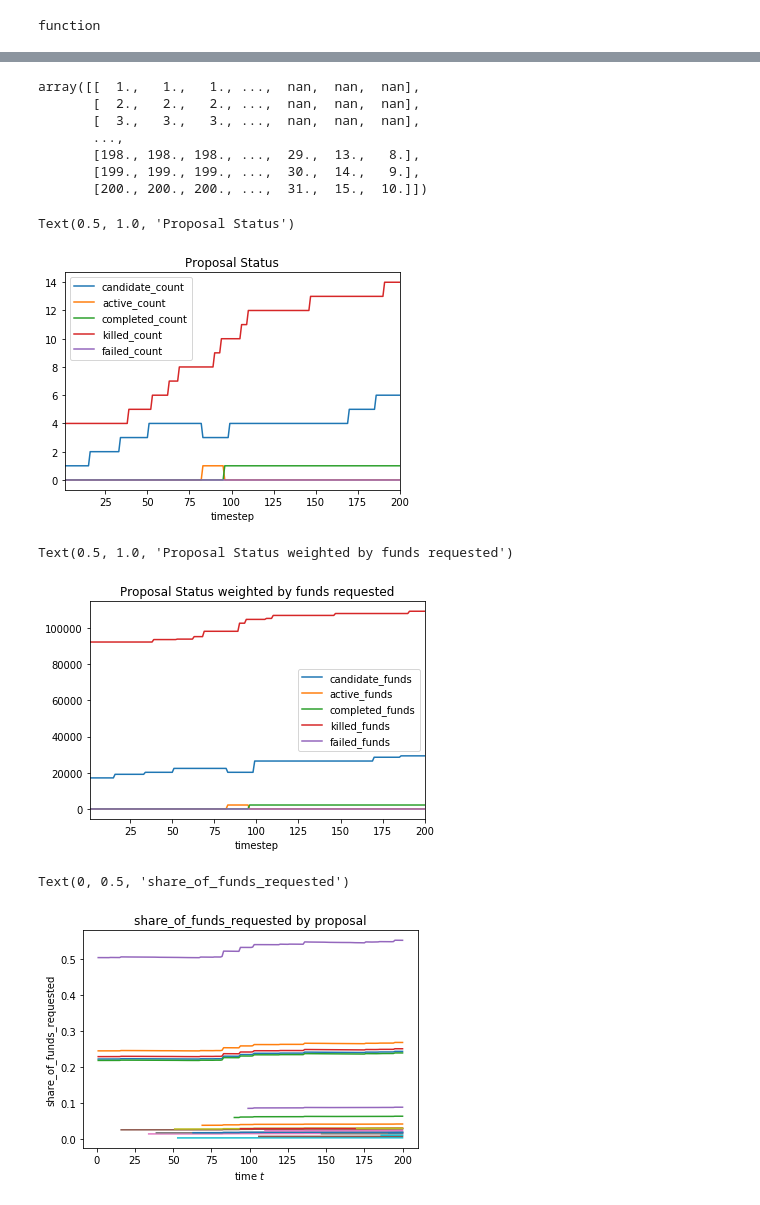
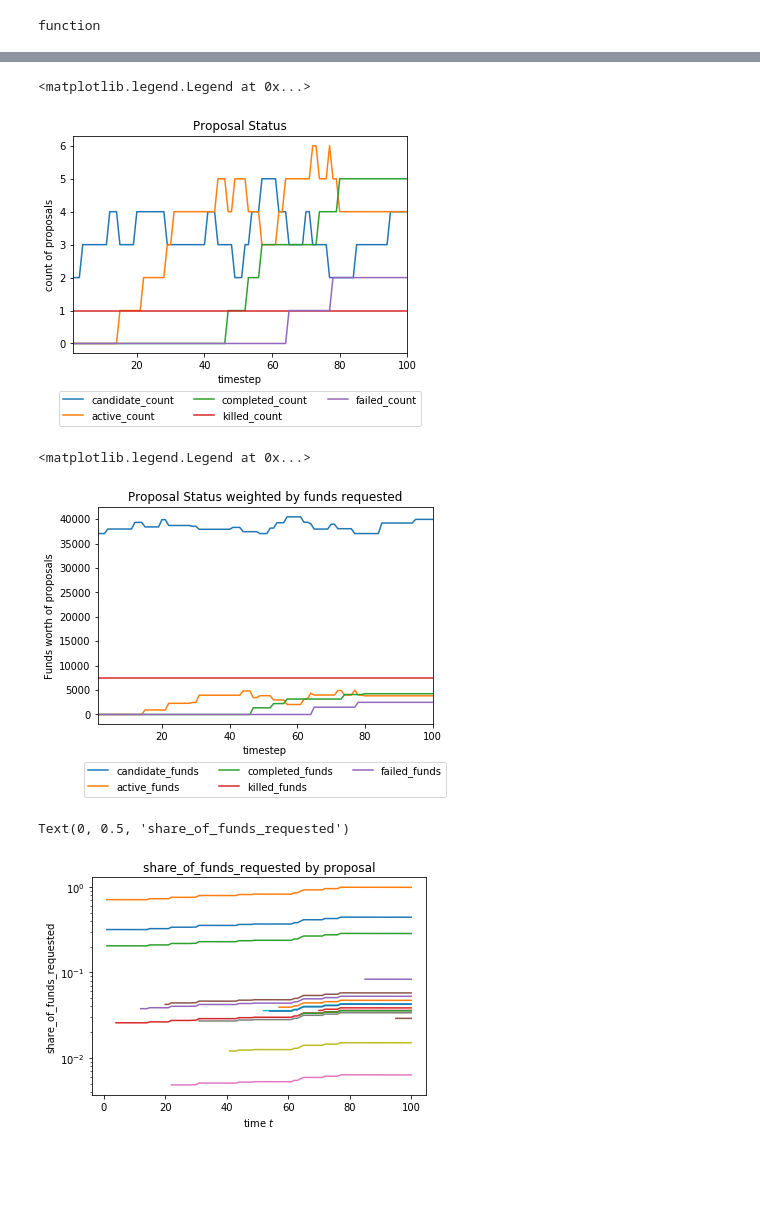
Before and after one commit to BlockScience/conviction, a Jupyter notebook: conviction_cadCAD3.ipynb, the cells around one changed output, grey strips where cells are left out. Cells and saved outputs as stored; diff of their text form; code cells hidden in the pictures; blank space fills up the shorter version.

```diff
--- a/conviction_cadCAD3.ipynb
+++ b/conviction_cadCAD3.ipynb
@@ -178,6 +190,6 @@ Text(0.5, 96.12857142857142, 'participant_id')
 # %%
 #power of 1 token forever
-conviction_capactity = [5]
-alpha = [1-1/cc for cc in conviction_capactity]
+conviction_capacity = [2,5,10]
+alpha = [1-1/cc for cc in conviction_capacity]
 print(alpha)
 # %% [output]
@@ -192,7 +204,7 @@ params= {
     'base_completion_rate': [100],
     'base_failure_rate': [200],
     'trigger_func': [trigger_threshold],
-    'kappa': [2], #bonding curve curvature
+    'kappa': [kappa], #bonding curve curvature
     'invariant': [invariant], #set by bonding curve choices
     'tax_rate': [.02]
     }
@@ -205,7 +217,7 @@ function
 # Settings of general simulation parameters, unrelated to the system itself
 # `T` is a range with the number of discrete units of time the simulation will run for;
 # `N` is the number of times the simulation will be run (Monte Carlo runs)
-time_periods_per_run = 200
+time_periods_per_run = 100
 monte_carlo_runs = 1
 
 from cadCAD.configuration.utils import config_sim
@@ -387,3 +387,7 @@ def make2D(key, data, fill=False):
+# %%
+#I ran multiple experiments above, pick1
+experiment_index = 2
+df = results[experiment_index]['result']
 # %%
 df['conviction'] = df.network.apply(lambda g: np.array([g.nodes[j]['conviction'] for j in get_nodes_by_type(g, 'proposal') if g.nodes[j]['status']=='candidate']))
 df['candidate_count'] = df.network.apply(lambda g: len([j for j in get_nodes_by_type(g, 'proposal') if g.nodes[j]['status']=='candidate']))
@@ -463,36 +537,30 @@ Text(0.5, 204.0, 'participant_id')
 
 #cm = plt.get_cmap('gist_rainbow')
 #c= [cm(1.*j/M) for j in range(M)]
-# %%
-make2D('age_all', rdf)
-# %% [output]
-array([[  1.,   1.,   1., ...,  nan,  nan,  nan],
-       [  2.,   2.,   2., ...,  nan,  nan,  nan],
-       [  3.,   3.,   3., ...,  nan,  nan,  nan],
-       ...,
-       [198., 198., 198., ...,  29.,  13.,   8.],
-       [199., 199., 199., ...,  30.,  14.,   9.],
-       [200., 200., 200., ...,  31.,  15.,  10.]])
 # %%
 rdf.plot(x='timestep',y=['candidate_count','active_count','completed_count', 'killed_count', 'failed_count'])
 plt.title('Proposal Status')
+plt.ylabel('count of proposals')
+plt.legend(ncol = 3,loc='upper center', bbox_to_anchor=(0.5, -0.15))
 # %% [output]
-Text(0.5, 1.0, 'Proposal Status')
+<matplotlib.legend.Legend at 0x...>
-[figure, old version]
+[figure, new version]
 # %%
 rdf.plot(x='timestep',y=['candidate_funds','active_funds','completed_funds', 'killed_funds', 'failed_funds'])
 plt.title('Proposal Status weighted by funds requested')
+plt.ylabel('Funds worth of proposals')
+plt.legend(ncol = 3,loc='upper center', bbox_to_anchor=(0.5, -0.15))
 # %% [output]
-Text(0.5, 1.0, 'Proposal Status weighted by funds requested')
+<matplotlib.legend.Legend at 0x...>
-[figure, old version]
+[figure, new version]
 # %%
-plt.plot(rdf.timestep,make2D('share_of_funds_requested_all', rdf))
+plt.semilogy(rdf.timestep,make2D('share_of_funds_requested_all', rdf))
 plt.title('share_of_funds_requested by proposal')
 plt.xlabel('time $t$')
 plt.ylabel('share_of_funds_requested')
 # %% [output]
 Text(0, 0.5, 'share_of_funds_requested')
-[figure, old version]
+[figure, new version]
 # %%
 plt.loglog(make2D('share_of_funds_requested_all', rdf), make2D('conviction_all', rdf), '.')
 plt.ylabel('conviction')
```
Also changed, not shown: parts of 49 cells of this notebook, 3 other files.
